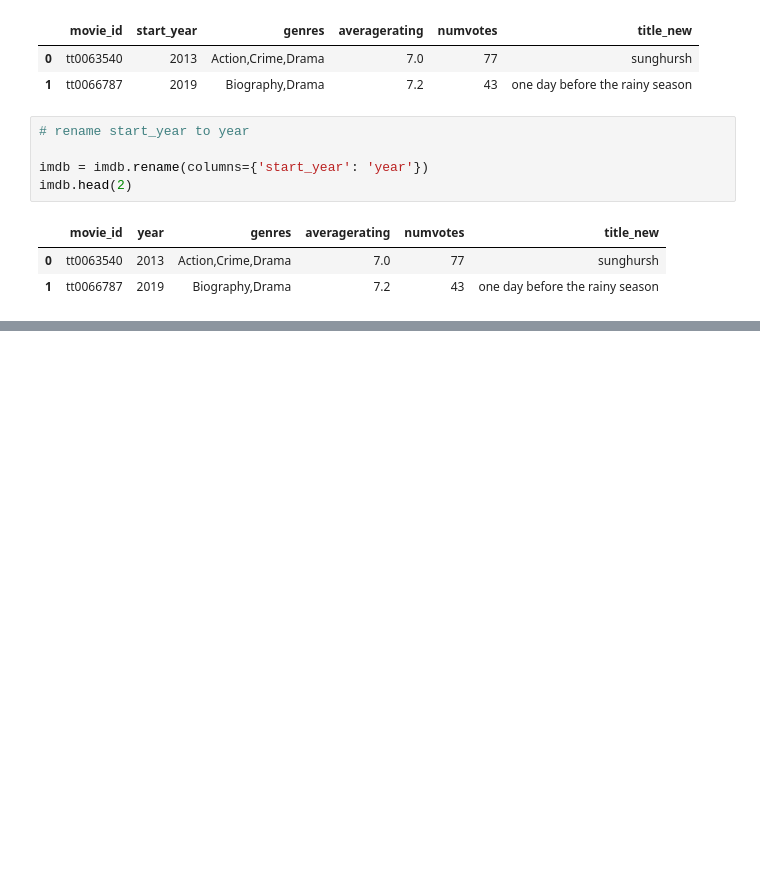
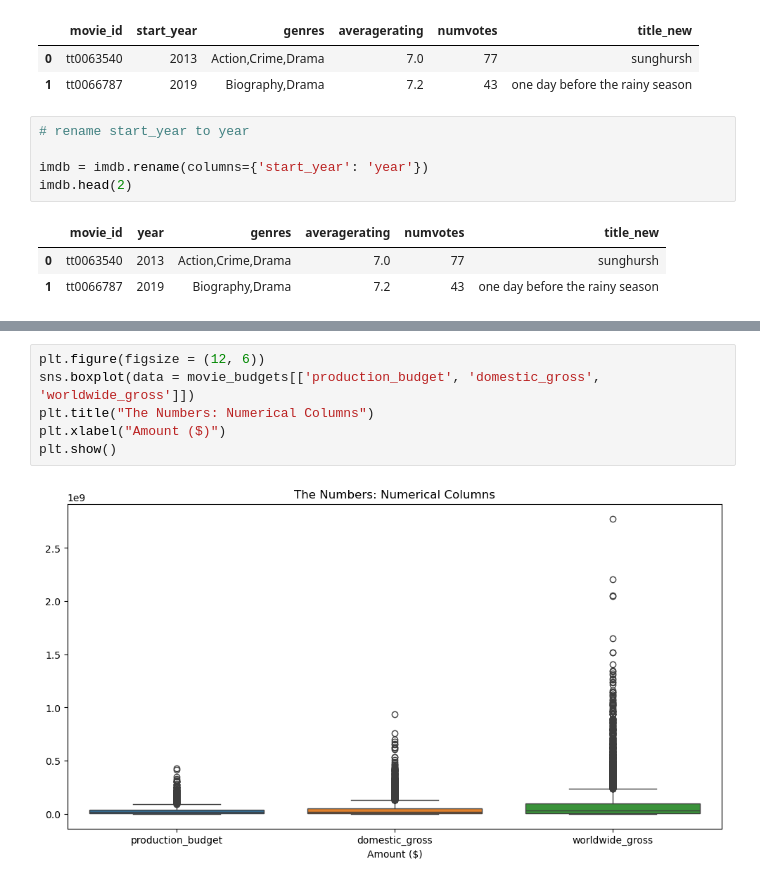
Before and after one commit to JuneHenia/Phase-2-Movie-Project, a Jupyter notebook: notebook/Movie Analysis Project.ipynb, the cells around one changed output, grey strips where cells are left out. Cells and saved outputs as stored; diff of their text form; blank space fills up the shorter version.

```diff
--- a/notebook/Movie Analysis Project.ipynb
+++ b/notebook/Movie Analysis Project.ipynb
@@ -546,0 +585,8 @@ imdb.head(2)
+# %%
+plt.figure(figsize = (12, 6))
+sns.boxplot(data = movie_budgets[['production_budget', 'domestic_gross', 'worldwide_gross']])
+plt.title("The Numbers: Numerical Columns")
+plt.xlabel("Amount ($)")
+plt.show()
+# %% [output]
+[figure, added]
```
Also changed, not shown: parts of 9 cells of this notebook, 3 other files.
